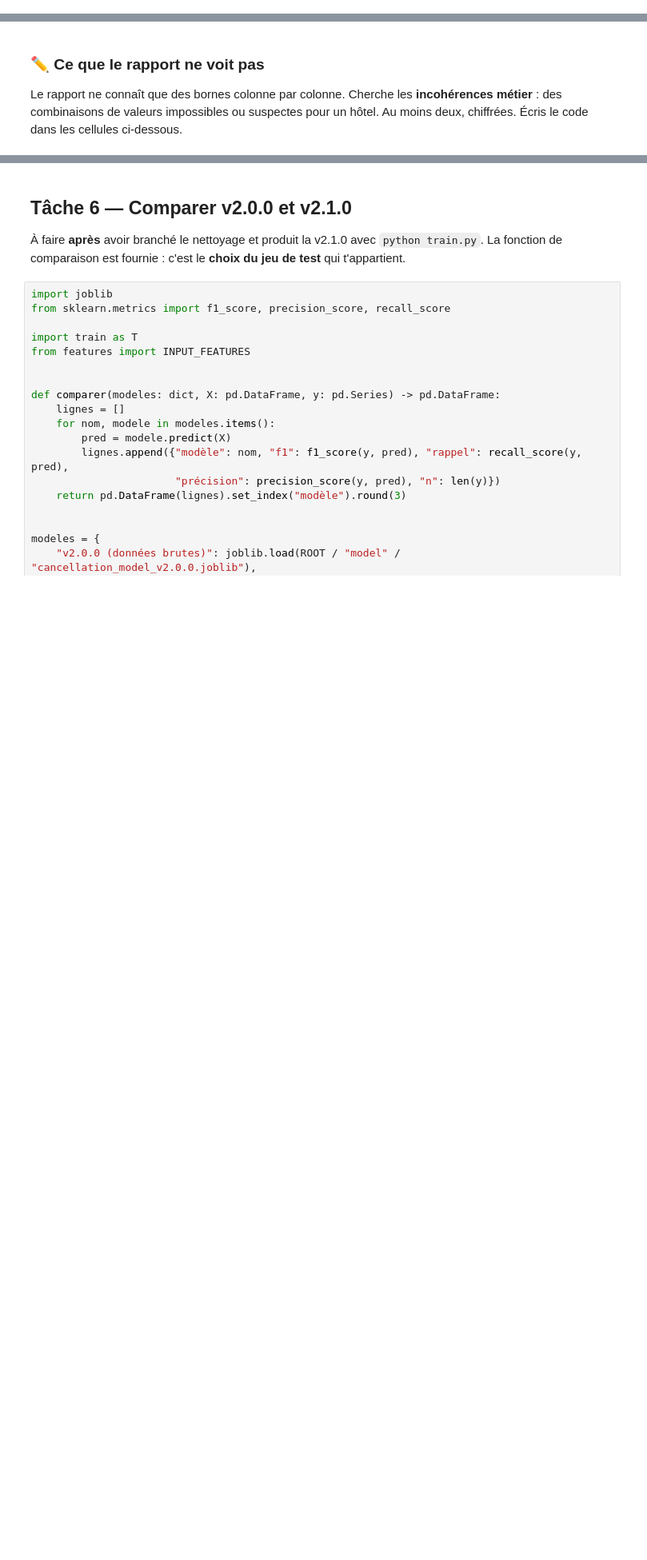
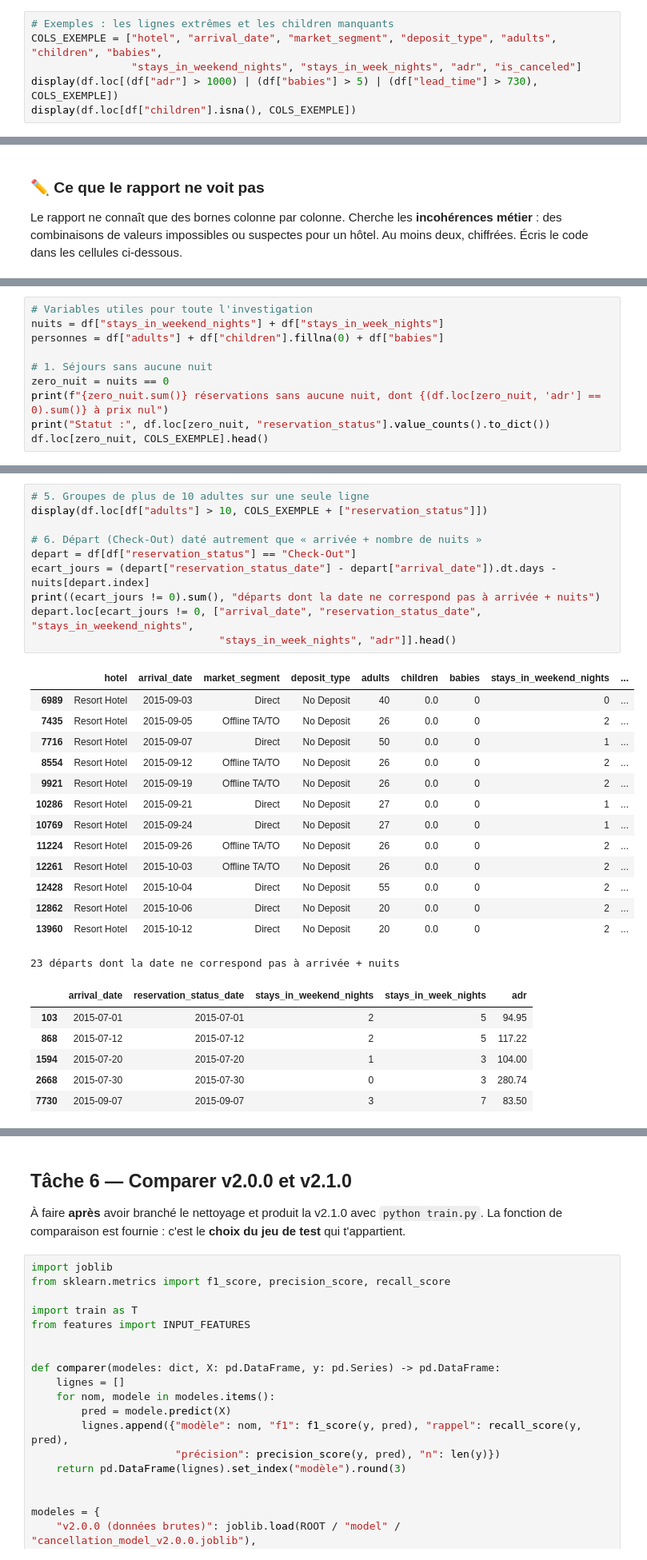
Before and after one commit to SadiDelhayeEVIDEN/M2-B1-nettoyage-sadi, a Jupyter notebook: notebooks/01_audit.ipynb, the cells around one changed output, grey strips where cells are left out. Shown at 80% size. Cells and saved outputs as stored; diff of their text form; blank space fills up the shorter version.

```diff
--- a/notebooks/01_audit.ipynb
+++ b/notebooks/01_audit.ipynb
@@ -66,0 +86,6 @@ Les doublons sont-ils forcément des erreurs ?
+# %%
+# Exemples : les lignes extrêmes et les children manquants
+COLS_EXEMPLE = ["hotel", "arrival_date", "market_segment", "deposit_type", "adults", "children", "babies",
+                "stays_in_weekend_nights", "stays_in_week_nights", "adr", "is_canceled"]
+display(df.loc[(df["adr"] > 1000) | (df["babies"] > 5) | (df["lead_time"] > 730), COLS_EXEMPLE])
+display(df.loc[df["children"].isna(), COLS_EXEMPLE])
@@ -81,0 +178,10 @@ ci-dessous.
+# %%
+# Variables utiles pour toute l'investigation
+nuits = df["stays_in_weekend_nights"] + df["stays_in_week_nights"]
+personnes = df["adults"] + df["children"].fillna(0) + df["babies"]
+
+# 1. Séjours sans aucune nuit
+zero_nuit = nuits == 0
+print(f"{zero_nuit.sum()} réservations sans aucune nuit, dont {(df.loc[zero_nuit, 'adr'] == 0).sum()} à prix nul")
+print("Statut :", df.loc[zero_nuit, "reservation_status"].value_counts().to_dict())
+df.loc[zero_nuit, COLS_EXEMPLE].head()
@@ -81,0 +263,31 @@ ci-dessous.
+# %%
+# 5. Groupes de plus de 10 adultes sur une seule ligne
+display(df.loc[df["adults"] > 10, COLS_EXEMPLE + ["reservation_status"]])
+
+# 6. Départ (Check-Out) daté autrement que « arrivée + nombre de nuits »
+depart = df[df["reservation_status"] == "Check-Out"]
+ecart_jours = (depart["reservation_status_date"] - depart["arrival_date"]).dt.days - nuits[depart.index]
+print((ecart_jours != 0).sum(), "départs dont la date ne correspond pas à arrivée + nuits")
+depart.loc[ecart_jours != 0, ["arrival_date", "reservation_status_date", "stays_in_weekend_nights",
+                              "stays_in_week_nights", "adr"]].head()
+# %% [output]
+|  | hotel | arrival_date | market_segment | deposit_type | adults | children | babies | stays_in_weekend_nights | ... |
+| 6989 | Resort Hotel | 2015-09-03 | Direct | No Deposit | 40 | 0.0 | 0 | 0 | ... |
+| 7435 | Resort Hotel | 2015-09-05 | Offline TA/TO | No Deposit | 26 | 0.0 | 0 | 2 | ... |
+| 7716 | Resort Hotel | 2015-09-07 | Direct | No Deposit | 50 | 0.0 | 0 | 1 | ... |
+| 8554 | Resort Hotel | 2015-09-12 | Offline TA/TO | No Deposit | 26 | 0.0 | 0 | 2 | ... |
+| 9921 | Resort Hotel | 2015-09-19 | Offline TA/TO | No Deposit | 26 | 0.0 | 0 | 2 | ... |
+| 10286 | Resort Hotel | 2015-09-21 | Direct | No Deposit | 27 | 0.0 | 0 | 1 | ... |
+| 10769 | Resort Hotel | 2015-09-24 | Direct | No Deposit | 27 | 0.0 | 0 | 1 | ... |
+| 11224 | Resort Hotel | 2015-09-26 | Offline TA/TO | No Deposit | 26 | 0.0 | 0 | 2 | ... |
+| 12261 | Resort Hotel | 2015-10-03 | Offline TA/TO | No Deposit | 26 | 0.0 | 0 | 2 | ... |
+| 12428 | Resort Hotel | 2015-10-04 | Direct | No Deposit | 55 | 0.0 | 0 | 2 | ... |
+| 12862 | Resort Hotel | 2015-10-06 | Direct | No Deposit | 20 | 0.0 | 0 | 2 | ... |
+| 13960 | Resort Hotel | 2015-10-12 | Direct | No Deposit | 20 | 0.0 | 0 | 2 | ... |
+23 départs dont la date ne correspond pas à arrivée + nuits
+|  | arrival_date | reservation_status_date | stays_in_weekend_nights | stays_in_week_nights | adr |
+| 103 | 2015-07-01 | 2015-07-01 | 2 | 5 | 94.95 |
+| 868 | 2015-07-12 | 2015-07-12 | 2 | 5 | 117.22 |
+| 1594 | 2015-07-20 | 2015-07-20 | 1 | 3 | 104.00 |
+| 2668 | 2015-07-30 | 2015-07-30 | 0 | 3 | 280.74 |
+| 7730 | 2015-09-07 | 2015-09-07 | 3 | 7 | 83.50 |
```
Also changed, not shown: parts of 19 cells of this notebook, 2 other files.
